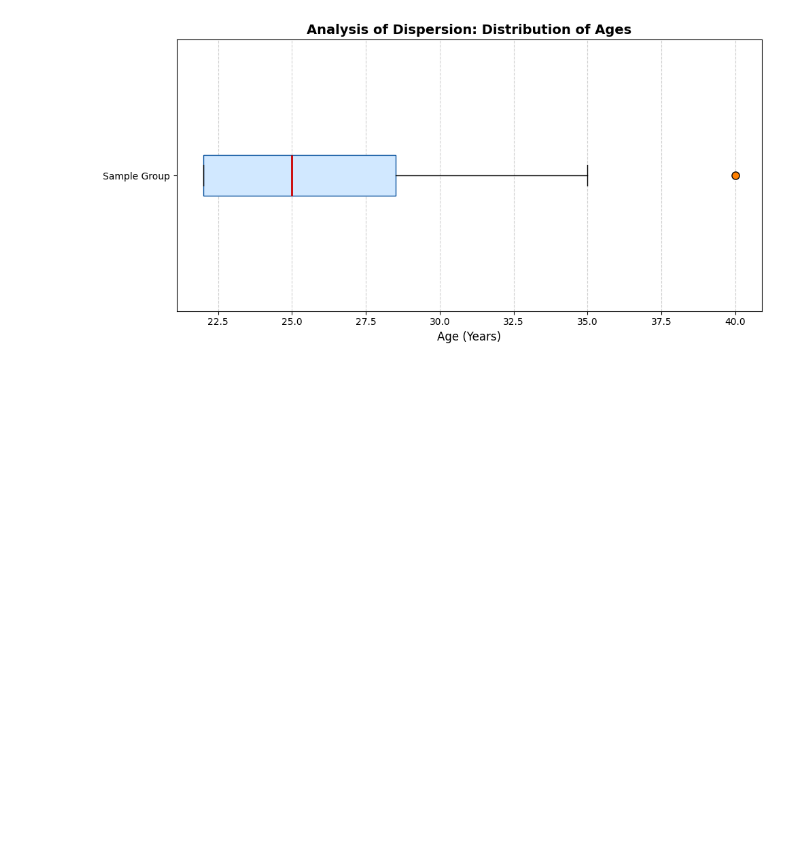
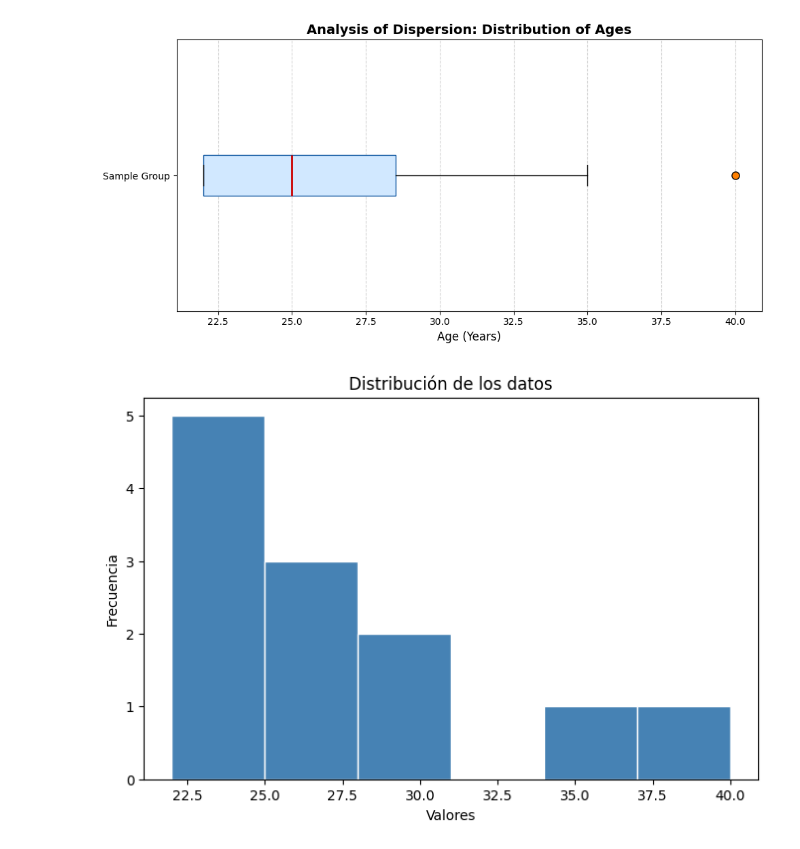
Before and after one commit to paranedagarcia/Bioestadistica, a Jupyter notebook: plot.ipynb, the cells around one changed output. Cells and saved outputs as stored; diff of their text form; code cells hidden in the pictures; blank space fills up the shorter version.

Commit message:
plots

```diff
--- a/plot.ipynb
+++ b/plot.ipynb
@@ -53,3 +53,15 @@ Variance: 34.27
 Standard Deviation: 5.85
 Interquartile Range (IQR): 6.5
 [figure]
+# %%
+# Python con matplotlib
+import matplotlib.pyplot as plt
+datos = [22, 25, 22, 30, 25, 22, 40, 35, 25, 22, 28, 22]
+plt.figure(figsize=(8, 5))
+plt.hist(datos, bins=6, color='steelblue', edgecolor='white')
+plt.title('Distribución de los datos')
+plt.xlabel('Valores')
+plt.ylabel('Frecuencia')
+plt.show()
+# %% [output]
+[figure, added]
```
Also changed, not shown: parts of 1 cell of this notebook, 5 other files.
